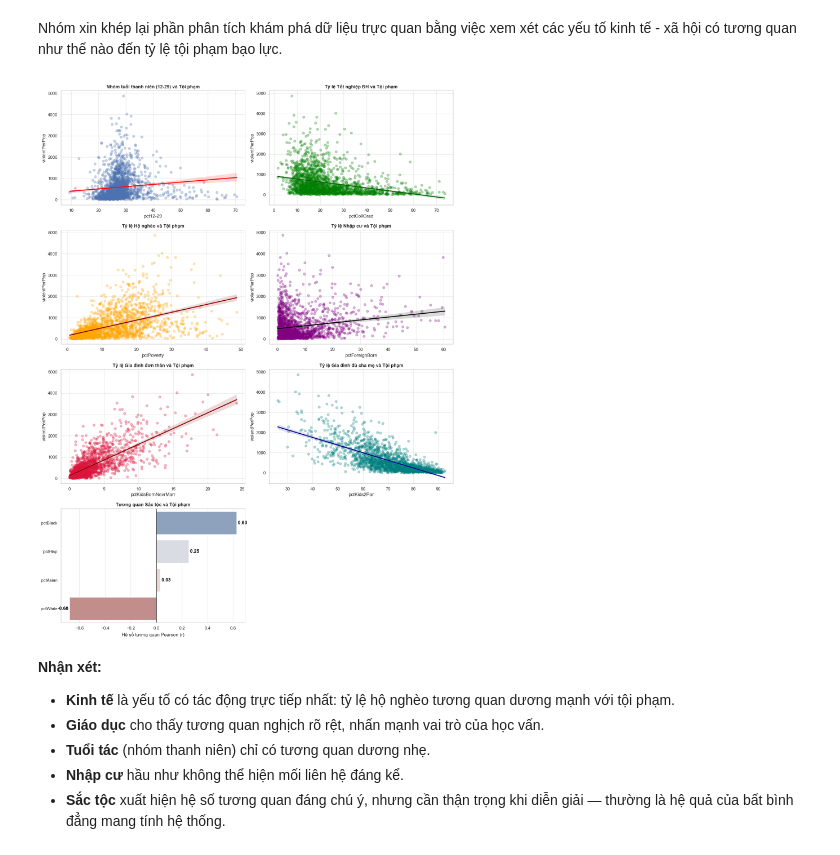
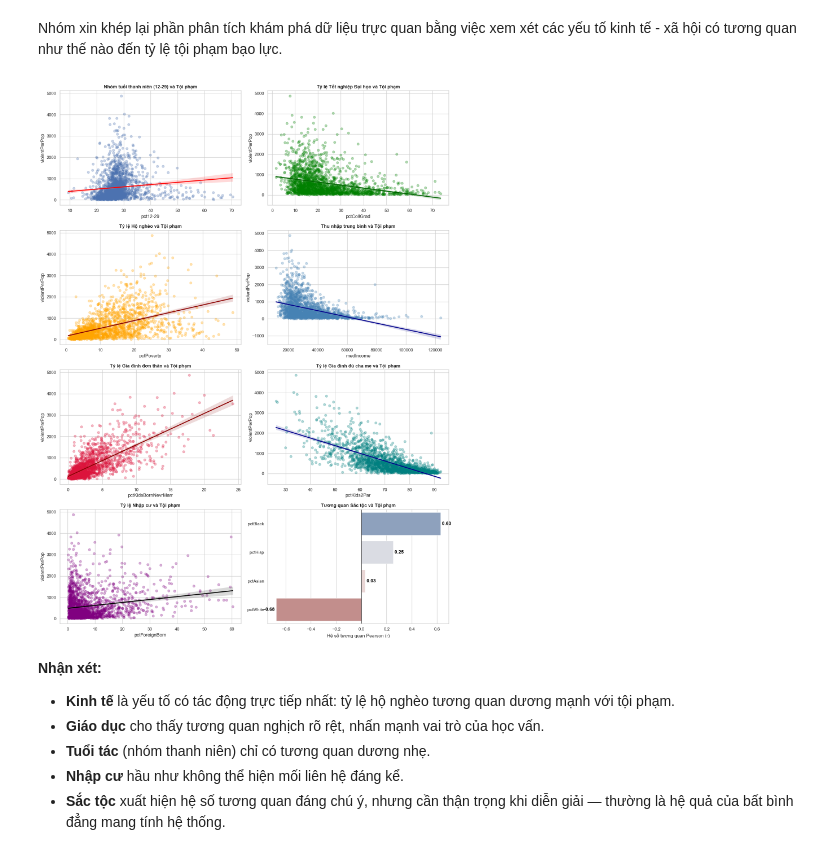
Before and after one commit to huongngh/crime-analysis, a Jupyter notebook: notebooks/FINAL_Crime_Analysis.ipynb, the cells around one changed output. Saved outputs shown, nothing was run; the diff lists cells and outputs as text; code cells hidden in the pictures.

Commit message:
feat: Add medIncome plot in EDA

```diff
--- a/notebooks/FINAL_Crime_Analysis.ipynb
+++ b/notebooks/FINAL_Crime_Analysis.ipynb
@@ -403,57 +432,67 @@ Nhóm xin khép lại phần phân tích khám phá dữ liệu trực quan bằ
 # %%
 fig, axes = plt.subplots(4, 2, figsize=(15, 20))
 axes = axes.flatten()
 
 # 1. Tuổi tác
-sns.regplot(data=df_eda, x='pct12-29', y=TARGET_VAR, ax=axes[0],
-            scatter_kws={'alpha': 0.3}, line_kws={'color': 'red'})
+sns.regplot(data=df, x='pct12-29', y=TARGET_VAR, ax=axes[0], scatter_kws={'alpha': 0.3}, line_kws={'color': 'red'})
 axes[0].set_title('Nhóm tuổi thanh niên (12-29) và Tội phạm', fontweight='bold')
 
 # 2. Giáo dục
-sns.regplot(data=df_eda, x='pctCollGrad', y=TARGET_VAR, ax=axes[1],
-            color='green', scatter_kws={'alpha': 0.3}, line_kws={'color': 'darkgreen'})
-axes[1].set_title('Tỷ lệ Tốt nghiệp ĐH và Tội phạm', fontweight='bold')
+sns.regplot(data=df, x='pctCollGrad', y=TARGET_VAR, ax=axes[1], color='green', scatter_kws={'alpha': 0.3},
+            line_kws={'color': 'darkgreen'})
+axes[1].set_title('Tỷ lệ Tốt nghiệp Đại học và Tội phạm', fontweight='bold')
 
-# 3. Kinh tế
-sns.regplot(data=df_eda, x='pctPoverty', y=TARGET_VAR, ax=axes[2],
-            color='orange', scatter_kws={'alpha': 0.3}, line_kws={'color': 'darkred'})
+
+# 3. Kinh tế - Hộ nghèo
+sns.regplot(data=df, x='pctPoverty', y=TARGET_VAR, ax=axes[2], color='orange', scatter_kws={'alpha': 0.3},
+            line_kws={'color': 'darkred'})
 axes[2].set_title('Tỷ lệ Hộ nghèo và Tội phạm', fontweight='bold')
 
-# 4. Nhập cư
-sns.regplot(data=df_eda, x='pctForeignBorn', y=TARGET_VAR, ax=axes[3],
-            color='purple', scatter_kws={'alpha': 0.3}, line_kws={'color': 'black'})
-axes[3].set_title('Tỷ lệ Nhập cư và Tội phạm', fontweight='bold')
+# 4. Kinh tế - Thu nhập trung bình
+sns.regplot(data=df, x='medIncome', y=TARGET_VAR, ax=axes[3], color='steelblue', scatter_kws={'alpha': 0.3},
+            line_kws={'color': 'darkblue'})
+axes[3].set_title('Thu nhập trung bình và Tội phạm', fontweight='bold')
 
-# 5. Gia đình đơn thân
-sns.regplot(data=df_eda, x='pctKidsBornNevrMarr', y=TARGET_VAR, ax=axes[4],
-            color='crimson', scatter_kws={'alpha': 0.3}, line_kws={'color': 'darkred'})
+
+# 5. Cấu trúc gia đình đơn thân
+sns.regplot(data=df, x='pctKidsBornNevrMarr', y=TARGET_VAR, ax=axes[4], color='crimson', scatter_kws={'alpha': 0.3},
+            line_kws={'color': 'darkred'})
 axes[4].set_title('Tỷ lệ Gia đình đơn thân và Tội phạm', fontweight='bold')
 
-# 6. Gia đình đủ cha mẹ
-sns.regplot(data=df_eda, x='pctKids2Par', y=TARGET_VAR, ax=axes[5],
-            color='teal', scatter_kws={'alpha': 0.3}, line_kws={'color': 'darkblue'})
+# 6. Cấu trúc gia đình có đủ cha mẹ
+sns.regplot(data=df, x='pctKids2Par', y=TARGET_VAR, ax=axes[5], color='teal', scatter_kws={'alpha': 0.3},
+            line_kws={'color': 'darkblue'})
 axes[5].set_title('Tỷ lệ Gia đình đủ cha mẹ và Tội phạm', fontweight='bold')
 
-# 7. Sắc tộc
+
+# 7. Nhập cư
+sns.regplot(data=df, x='pctForeignBorn', y=TARGET_VAR, ax=axes[6], color='purple', scatter_kws={'alpha': 0.3},
+            line_kws={'color': 'black'})
+axes[6].set_title('Tỷ lệ Nhập cư và Tội phạm', fontweight='bold')
+
+# 8. Sắc tộc
 race_vars = ['pctBlack', 'pctWhite', 'pctAsian', 'pctHisp']
-race_corr = df_eda[race_vars + [TARGET_VAR]].corr()[[TARGET_VAR]].drop(TARGET_VAR)
+
+# Tính toán tương quan với biến mục tiêu và sắp xếp
+race_corr = df[race_vars + [TARGET_VAR]].corr()[[TARGET_VAR]].drop(TARGET_VAR)
 race_corr = race_corr.sort_values(by=TARGET_VAR, ascending=False)
 
-sns.barplot(x=race_corr[TARGET_VAR], y=race_corr.index, ax=axes[6], palette='vlag')
-axes[6].set_title('Tương quan Sắc tộc và Tội phạm', fontweight='bold')
-axes[6].set_xlabel('Hệ số tương quan Pearson (r)')
-axes[6].set_ylabel('')
-axes[6].axvline(0, color='black', linewidth=1)
+# Vẽ biểu đồ
+sns.barplot(x=race_corr[TARGET_VAR], y=race_corr.index, ax=axes[7], palette='vlag')
+
+axes[7].set_title('Tương quan Sắc tộc và Tội phạm', fontweight='bold')
+axes[7].set_xlabel('Hệ số tương quan Pearson (r)')
+axes[7].set_ylabel('')
+axes[7].axvline(0, color='black', linewidth=1)
+
 for i, val in enumerate(race_corr[TARGET_VAR]):
-    axes[6].text(val, i, f' {val:.2f} ', va='center',
+    axes[7].text(val, i, f" {val:.2f} ", va='center',
                  ha='left' if val > 0 else 'right', color='black', fontweight='bold')
-
-axes[7].axis('off')
 
 plt.tight_layout()
 plt.show()
 # %% [output]
-[figure, old version]
+[figure, new version]
 # %% [markdown]
 **Nhận xét:**
 - **Kinh tế** là yếu tố có tác động trực tiếp nhất: tỷ lệ hộ nghèo tương quan dương mạnh với tội phạm.
```
Also changed, not shown: parts of 11 cells of this notebook.
